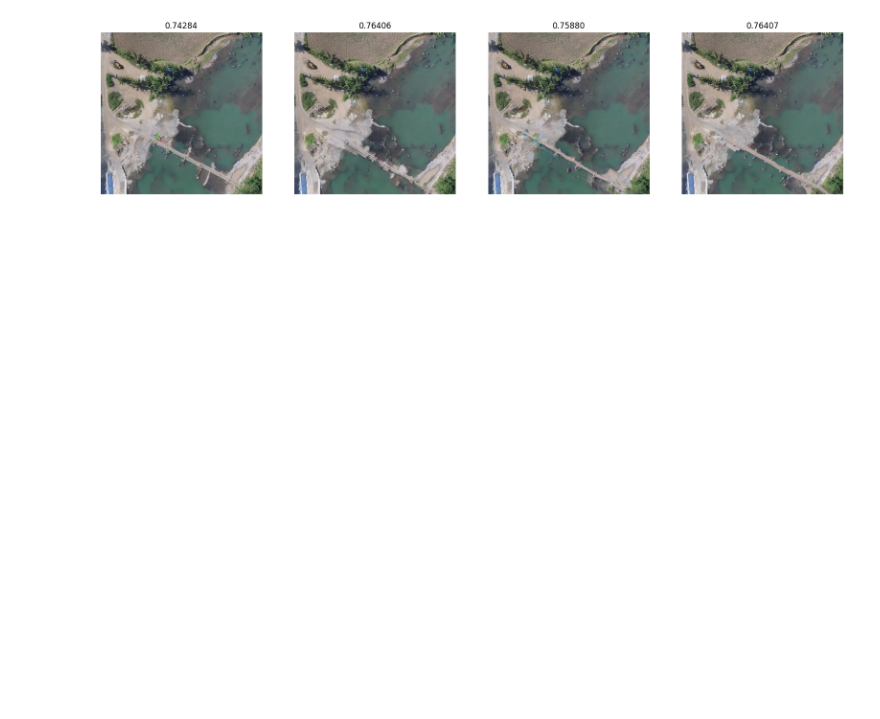
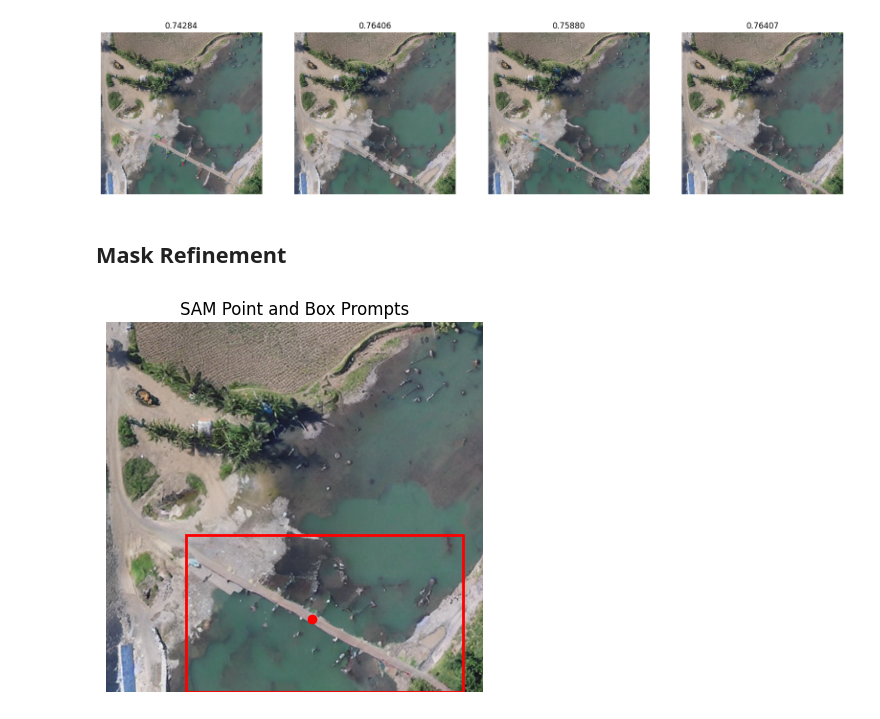
Before and after one commit to SteveImmanuel/rs-paint, a Jupyter notebook: notebooks/generate_samples.ipynb, the cells around one changed output. Saved outputs shown, nothing was run; the diff lists cells and outputs as text; code cells hidden in the pictures; blank space fills up the shorter version.

```diff
--- a/notebooks/generate_samples.ipynb
+++ b/notebooks/generate_samples.ipynb
@@ -198,7 +189,7 @@ img_preprocessor = model.cond_stage_model.preprocess
 ref_img = Image.open(ref_path)
 ref_img = img_preprocessor(ref_img)
 ref_feat = model.cond_stage_model.get_visual_clip_features(ref_img.unsqueeze(0).to(device))
-
+scores = []
 plt.figure(figsize=(20, 20))
 for i in range(n_samples):
     result = (samples[i] * 255).astype(np.uint8)
@@ -206,6 +197,7 @@ for i in range(n_samples):
     result_tensor = img_preprocessor(result).unsqueeze(0).to(device)
     result_feat = model.cond_stage_model.get_visual_clip_features(result_tensor)
     similarity = F.cosine_similarity(ref_feat, result_feat, dim=-1)
+    scores.append(similarity.item())
     plt.subplot(1, n_samples, i + 1)
     plt.imshow(result)
     plt.axis('off')
@@ -214,3 +206,5 @@ for i in range(n_samples):
 plt.show()
 # %% [output]
 [figure]
+# %% [markdown]
+## Mask Refinement
@@ -216,0 +218,36 @@ plt.show()
+# %%
+generated_result = Image.fromarray((samples[np.argmax(scores)] * 255).astype(np.uint8)).resize((ori_w, ori_h))
+generated_result = np.array(generated_result)
+raw_mask = np.array(Image.open(mask_path).convert('L'))
+point_coords = []
+point_labels = []
+x_min = float('inf')
+x_max = 0
+y_min = float('inf')
+y_max = 0
+
+for y in range(0, raw_mask.shape[0]):
+    for x in range(0, raw_mask.shape[1]):
+        if raw_mask[y, x] == 0:
+            continue
+
+        x_min = min(x_min, x)
+        x_max = max(x_max, x)
+        y_min = min(y_min, y)
+        y_max = max(y_max, y)
+
+        point_coords.append([x, y])
+        point_labels.append(raw_mask[y, x] // 255)
+
+bbox_prompt = np.array([x_min, y_min, x_max, y_max])
+point_coords = np.mean(point_coords, axis=0, keepdims=True)
+point_labels = np.array([1])
+
+plt.imshow(generated_result)
+plt.scatter(point_coords[0, 0], point_coords[0, 1], c='r')
+plt.gca().add_patch(plt.Rectangle((x_min, y_min), x_max - x_min, y_max - y_min, linewidth=2, edgecolor='r', facecolor='none'))
+plt.title('SAM Point and Box Prompts')
+plt.axis('off')
+plt.show()
+# %% [output]
+[figure, added]
```
Also changed, not shown: parts of 9 cells of this notebook.
